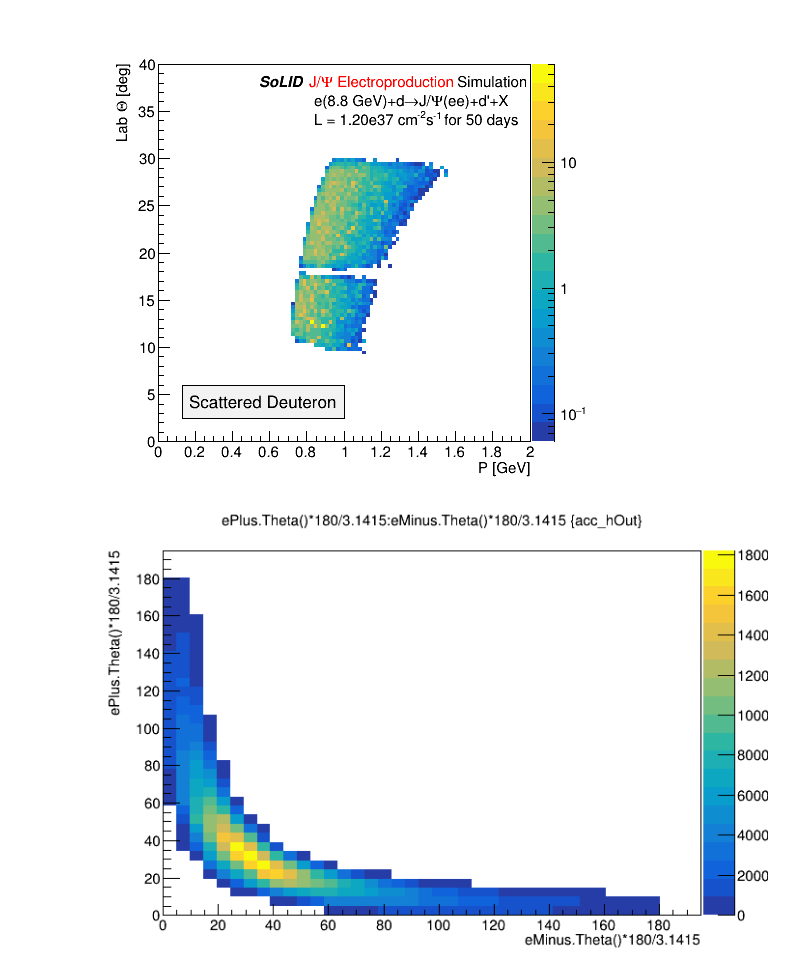
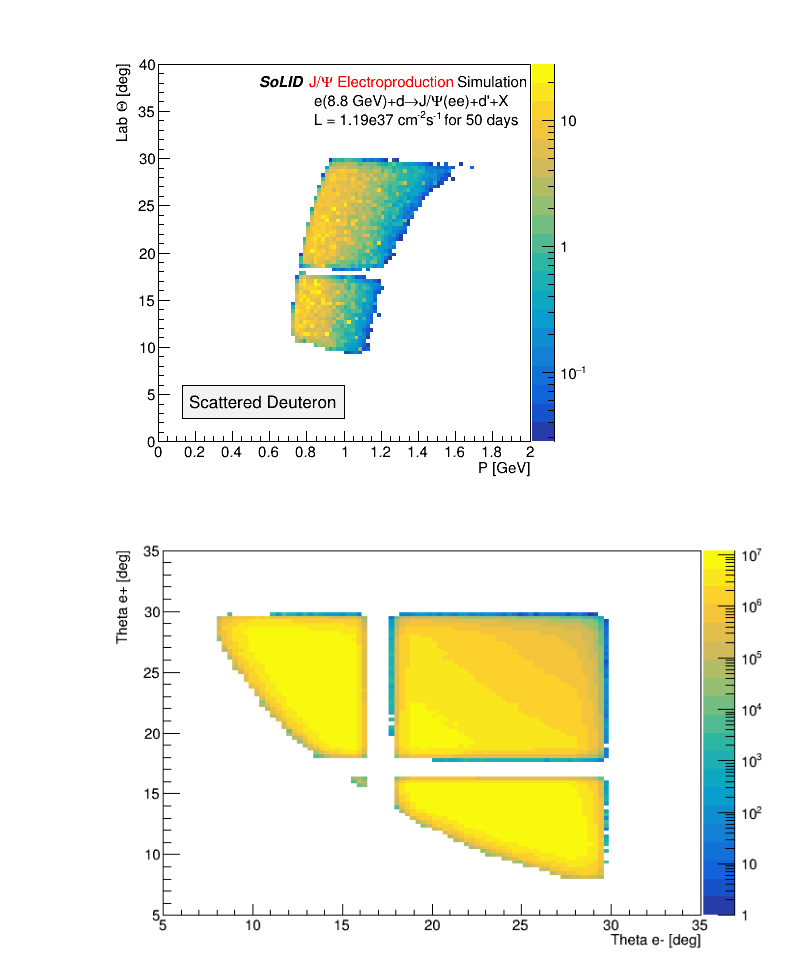
Before and after one commit to Gregtom3/SoLIDThresholdPhysics, a Jupyter notebook: plotting_macros/kinematic_coverage.ipynb, the cells around one changed output. Saved outputs shown, nothing was run; the diff lists cells and outputs as text; code cells hidden in the pictures.

```diff
--- a/plotting_macros/kinematic_coverage.ipynb
+++ b/plotting_macros/kinematic_coverage.ipynb
@@ -7,6 +8,6 @@ Welcome to JupyROOT 6.22/06
 # %%
-PROJECT_NAME = "test4"
-PROJECT_PATH = "/volatile/clas12/users/gmat/solid.data/coherent_deuteron_threshold/projects/"
+PROJECT_NAME = "test6"
+PROJECT_PATH = "/volatile/clas12/users/gmat/solid.data/projects/"
 TARGET_TYPE  = "d"
 PLOT_DIR = f"./plots/{PROJECT_NAME}/kinematic_coverage"
 PLOT_DIR_PNG = f"{PLOT_DIR}/png"
@@ -107,10 +102,8 @@ for plot, plot_values in plot_dict.items():
             tree = evtgen_values["ttree"]
             h    = plot_values["hist"][particle].Clone()
             h.SetName(f"hist_{plot_number}")
-            weight_str = f"acc_ePlus*acc_eMinus*acc_hOut*weight*psf*flux*{integrated_luminosity/eval(evtgen+'_events')}"
-            #weight_str = f"weight*psf*flux*acc_hOut*{integrated_luminosity/eval(evtgen+'_events')}"
-            if evtgen != "bh":
-                weight_str += "*decay_weight"
+            weight_str = f"acc_ePlus*acc_eMinus*acc_hOut*weight*{integrated_luminosity/eval(evtgen+'_events')}"
+
             if plot_values["dimensions"] == 2:
                 h_title = f";{plot_values['name'][0]};{plot_values['name'][1]}"
                 draw_str = f"{particle}.{plot_values['draw_name'][1]}:{particle}.{plot_values['draw_name'][0]}>>hist_{plot_number}"
@@ -146,10 +139,13 @@ for plot, plot_values in plot_dict.items():
             c.Draw()
             plot_number+=1
 # %% [output]
-[figure, old version]
+[figure, new version]
 # %%
 c=ROOT.TCanvas()
-photo_tree.Draw("ePlus.Theta()*180/3.1415:eMinus.Theta()*180/3.1415","acc_hOut","colz")
+h = ROOT.TH2F("h",";Theta e- [deg];Theta e+ [deg]",100,5,35,100,5,35)
+
+bh_tree.Draw("ePlus.Theta()*180/3.1415:eMinus.Theta()*180/3.1415>>h",f"acc_ePlus*acc_eMinus*acc_hOut*weight*psf*flux*{integrated_luminosity/eval('bh_events')}","colz")
+c.SetLogz()
 c.Draw()
 # %% [output]
-[figure, old version]
+[figure, new version]
```
Also changed, not shown: parts of 3 cells of this notebook, 11 other files.
